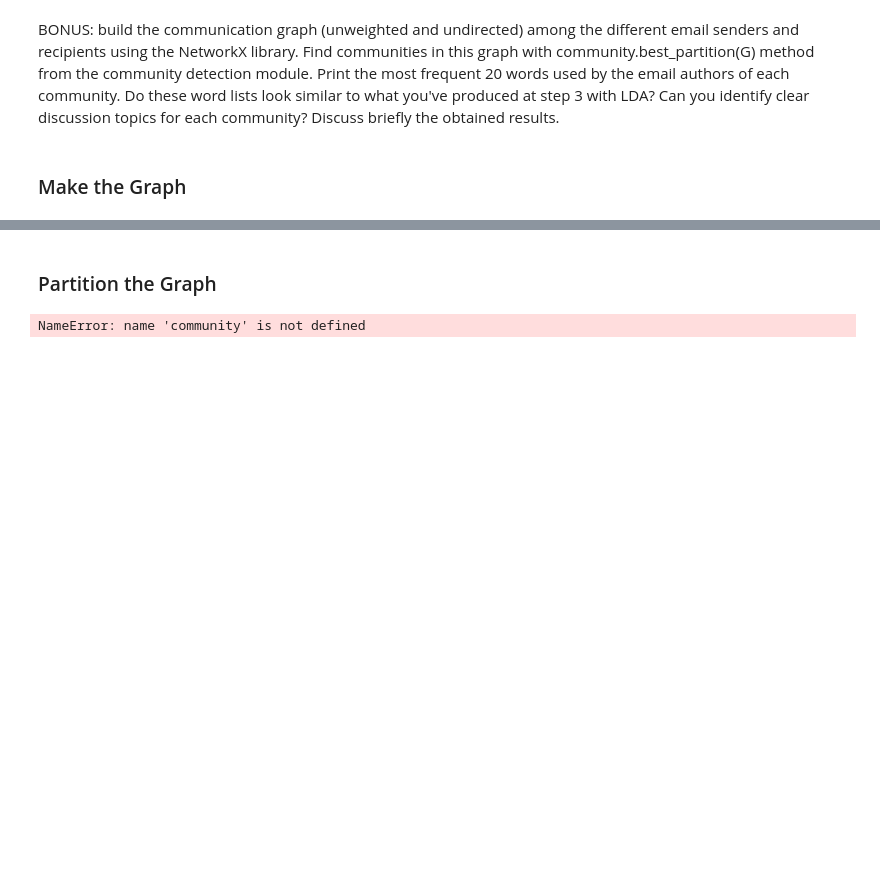
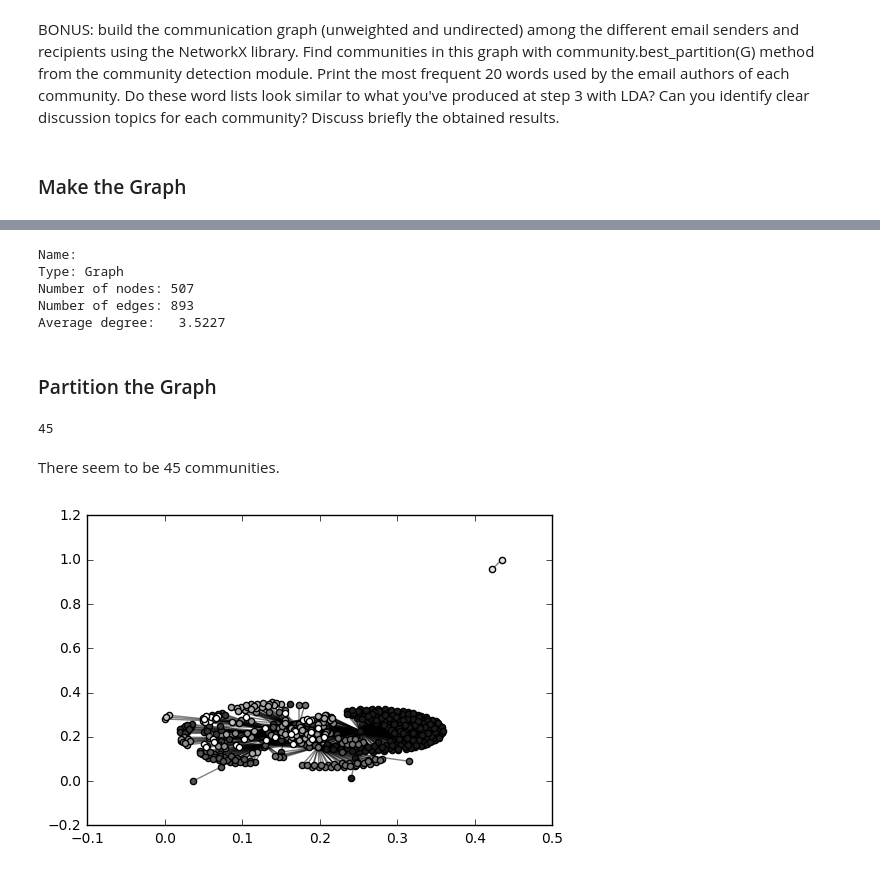
Before and after one commit to Merinorus/adaisawesome, a Jupyter notebook: Homework/05 - Taming Text/HW05_awesometeam_Q4.ipynb, the cells around one changed output, grey strips where cells are left out. Saved outputs shown, nothing was run; the diff lists cells and outputs as text; code cells hidden in the pictures; blank space fills up the shorter version.

```diff
--- a/Homework/05 - Taming Text/HW05_awesometeam_Q4.ipynb
+++ b/Homework/05 - Taming Text/HW05_awesometeam_Q4.ipynb
@@ -34,12 +41,11 @@ nodes.head()
 # %%
-#Now we need to link the receivers (all of them) to the EmailID.
+# Now we need to link the receivers (all of them) to the EmailID.
+# For some reason it crashes past 9121, but that's oK - it's only
+# 185 lines, or 2%
 
-nodes_short = nodes.head(5)
-for index, row in nodes_short.iterrows():
-    #print(row['EmailID'])
-    #for index, row in receivers[row['EmailID']]:
-        #print('HI')
+nodes_test2 = nodes2.head(9120)
+for index, row in nodes_test2.iterrows():
+    nodes_test2.set_value(index, 'SenderID', emails.iloc[row['EmailID']]['SenderPersonId'])
 
-    #G.add_edges_from[(a,b)]
-#print(list(G.edges()))
+nodes_test2.head()
 # %% [output]
@@ -47,6 +58,44 @@ SyntaxError: unexpected EOF while parsing (<ipython-input-49-7ce91e8d076c>, line
+# %%
+tuples_table = nodes_test2.copy()
+
+for index, row in tuples_table.iterrows():
+    a = row['ReceiverID']
+    b = int(row['SenderID'])
+    G.add_edge(a,b)
+#print(list(G.edges()))
+# %%
+print(nx.info(G))
+# %% [output]
+Name:
+Type: Graph
+Number of nodes: 507
+Number of edges: 893
+Average degree:   3.5227
 # %% [markdown]
 ### Partition the Graph
 # %%
-community.best_partition(G)
+partition = community.best_partition(G)
+com
 # %% [output]
-NameError: name 'community' is not defined
+45
+# %% [markdown]
+There seem to be 45 communities.
+# %%
+# from - http://perso.crans.org/aynaud/communities/
+
+#Drawing
+size = float(len(set(partition.values())))
+pos = nx.spring_layout(G)
+count = 0.
+for com in set(partition.values()) :
+    count = count + 1.
+    list_nodes = [nodes for nodes in partition.keys()
+                                if partition[nodes] == com]
+    nx.draw_networkx_nodes(G, pos, list_nodes, node_size = 20,
+                                node_color = str(count / size))
+
+
+nx.draw_networkx_edges(G,pos, alpha=0.5)
+plt.show()
+# %% [output]
+[figure, added]
```
Also changed, not shown: parts of 8 cells of this notebook, 4 other files.
